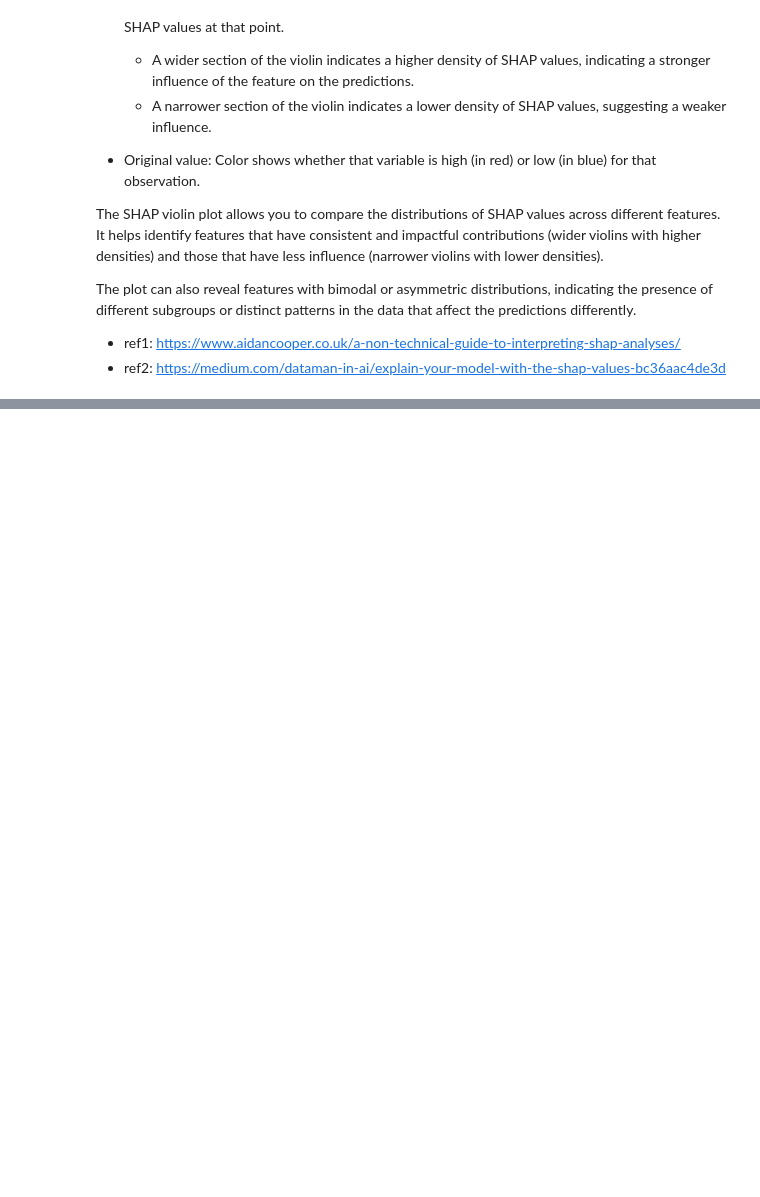
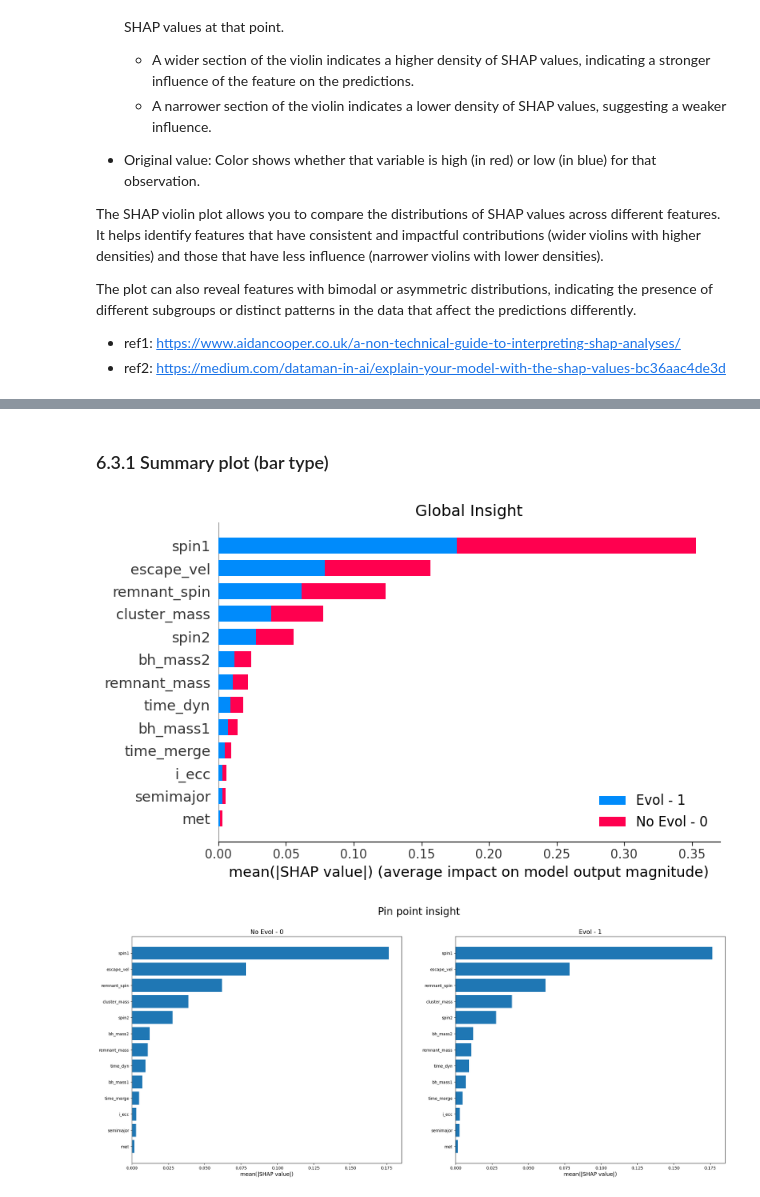
Before and after one commit to Berto70/hm_bbh, a Jupyter notebook: group_07_2324.ipynb, the cells around one changed output, grey strips where cells are left out. Cells and saved outputs as stored; diff of their text form; code cells hidden in the pictures; blank space fills up the shorter version.

```diff
--- a/group_07_2324.ipynb
+++ b/group_07_2324.ipynb
@@ -834,0 +863,9 @@ The plot can also reveal features with bimodal or asymmetric distributions, indi
+# %%
+ngen_shap_values = h.shap_explainer(RF_best_ngen, X_test_ngen_RF, n_sample=1_000)
+# %% [markdown]
+### 6.3.1 Summary plot (bar type)
+# %%
+h.plot_shap_bar(shap_values=ngen_shap_values, X=X_ngen_RF)
+# %% [output]
+[figure, added]
+[figure, added]
```
Also changed, not shown: parts of 13 cells of this notebook.
